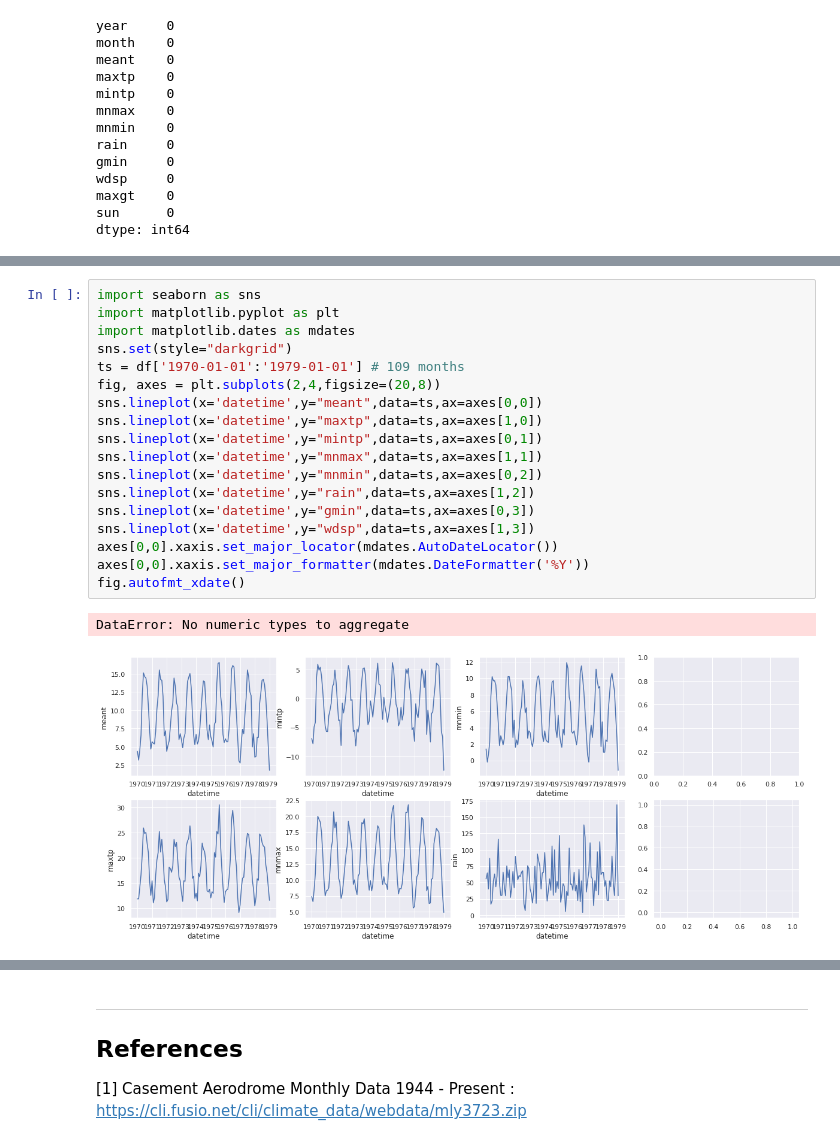
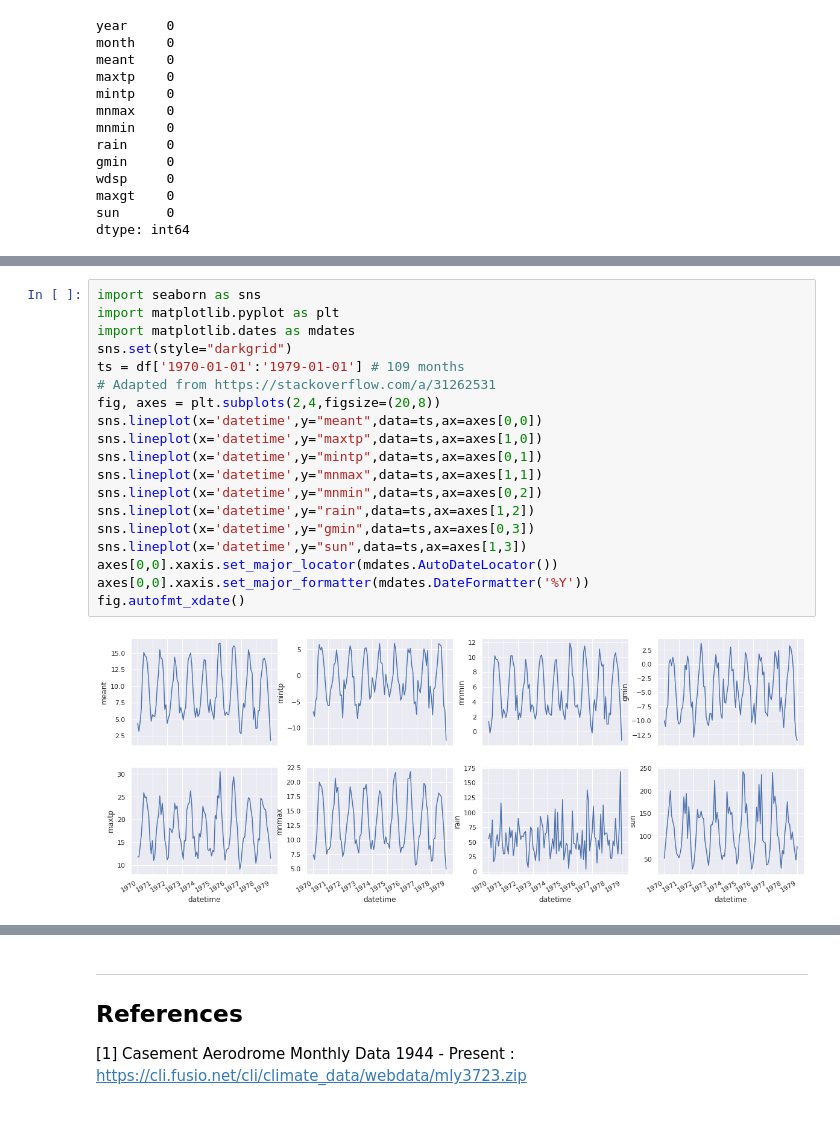
Before and after one commit to AdrianDonohoe/PDAProject2019, a Jupyter notebook: PDA Project - Casement Weather Station.ipynb, the cells around one changed output, grey strips where cells are left out. Cells and saved outputs as stored; diff of their text form.

```diff
--- a/PDA Project - Casement Weather Station.ipynb
+++ b/PDA Project - Casement Weather Station.ipynb
@@ -108,21 +88,21 @@ df['datetime'] = pd.to_datetime(df[['year','month','day']])
 # %%
 import seaborn as sns
 import matplotlib.pyplot as plt
 import matplotlib.dates as mdates
 sns.set(style="darkgrid")
 ts = df['1970-01-01':'1979-01-01'] # 109 months
+# Adapted from https://stackoverflow.com/a/31262531
 fig, axes = plt.subplots(2,4,figsize=(20,8))
 sns.lineplot(x='datetime',y="meant",data=ts,ax=axes[0,0])
 sns.lineplot(x='datetime',y="maxtp",data=ts,ax=axes[1,0])
 sns.lineplot(x='datetime',y="mintp",data=ts,ax=axes[0,1])
 sns.lineplot(x='datetime',y="mnmax",data=ts,ax=axes[1,1])
 sns.lineplot(x='datetime',y="mnmin",data=ts,ax=axes[0,2])
 sns.lineplot(x='datetime',y="rain",data=ts,ax=axes[1,2])
 sns.lineplot(x='datetime',y="gmin",data=ts,ax=axes[0,3])
-sns.lineplot(x='datetime',y="wdsp",data=ts,ax=axes[1,3])
+sns.lineplot(x='datetime',y="sun",data=ts,ax=axes[1,3])
 axes[0,0].xaxis.set_major_locator(mdates.AutoDateLocator())
 axes[0,0].xaxis.set_major_formatter(mdates.DateFormatter('%Y'))
 fig.autofmt_xdate()
 # %% [output]
-DataError: No numeric types to aggregate
-[figure, old version]
+[figure, new version]
```
Also changed, not shown: parts of 6 cells of this notebook.
